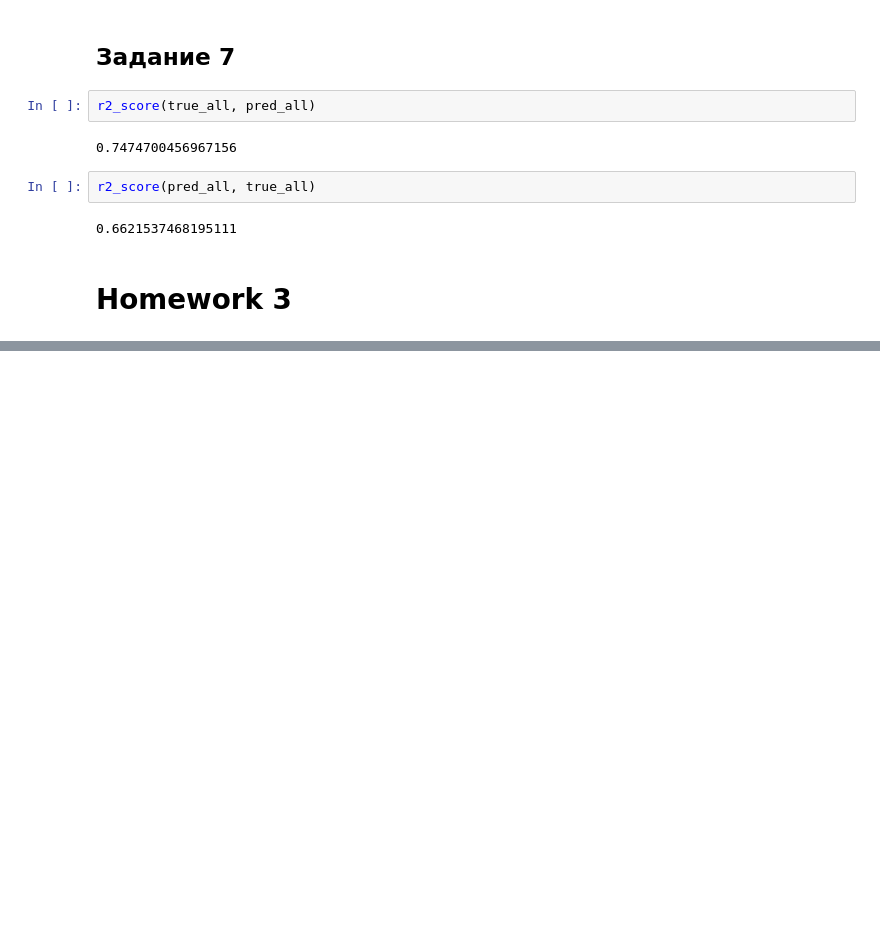
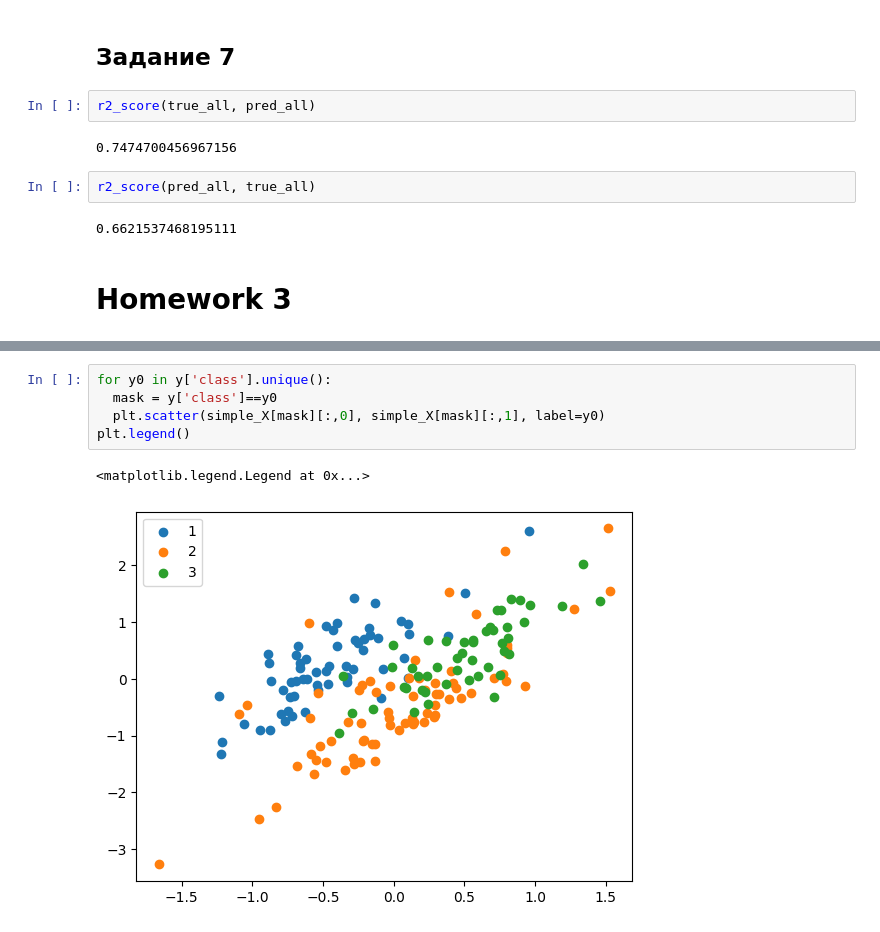
Before and after one commit to Chpel/CoDA-Project, a Jupyter notebook: Wine.ipynb, the cells around one changed output, grey strips where cells are left out. Drawn from its saved outputs; the diff is of its cells as text; blank space fills up the shorter version.

```diff
--- a/Wine.ipynb
+++ b/Wine.ipynb
@@ -176,0 +216,8 @@ r2_score(pred_all, true_all)
+# %%
+for y0 in y['class'].unique():
+  mask = y['class']==y0
+  plt.scatter(simple_X[mask][:,0], simple_X[mask][:,1], label=y0)
+plt.legend()
+# %% [output]
+<matplotlib.legend.Legend at 0x...>
+[figure, added]
```
Also changed, not shown: parts of 15 cells of this notebook.
